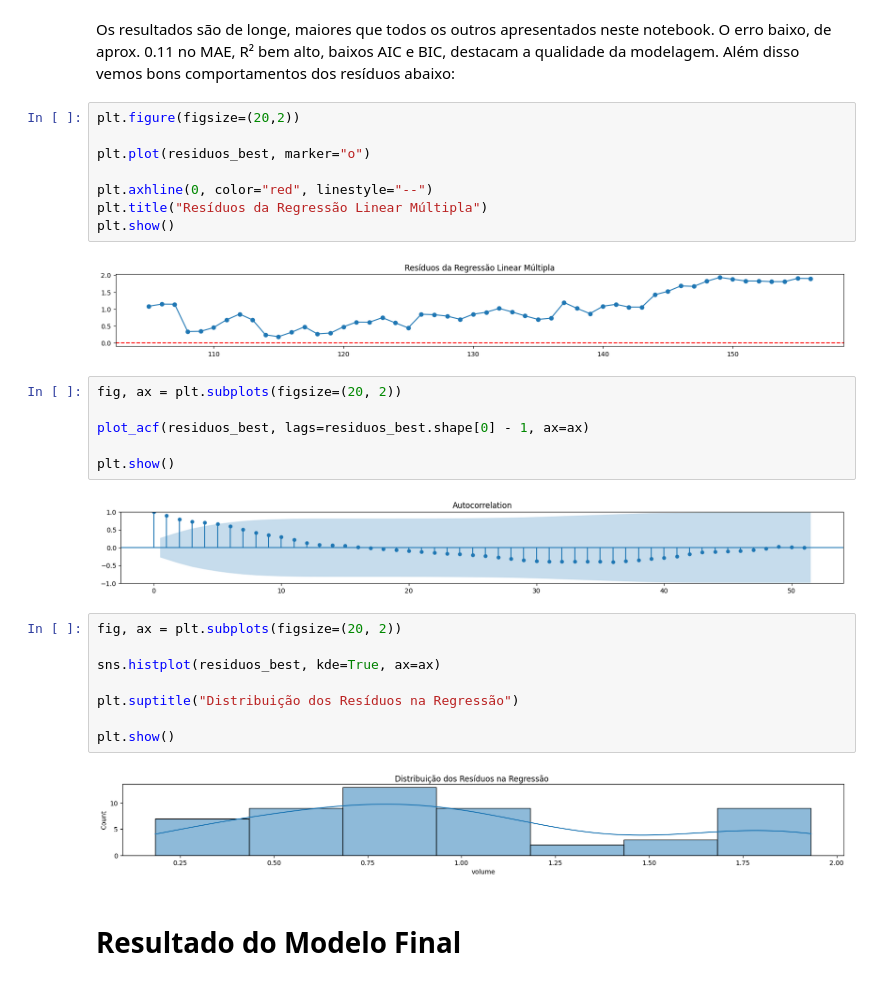
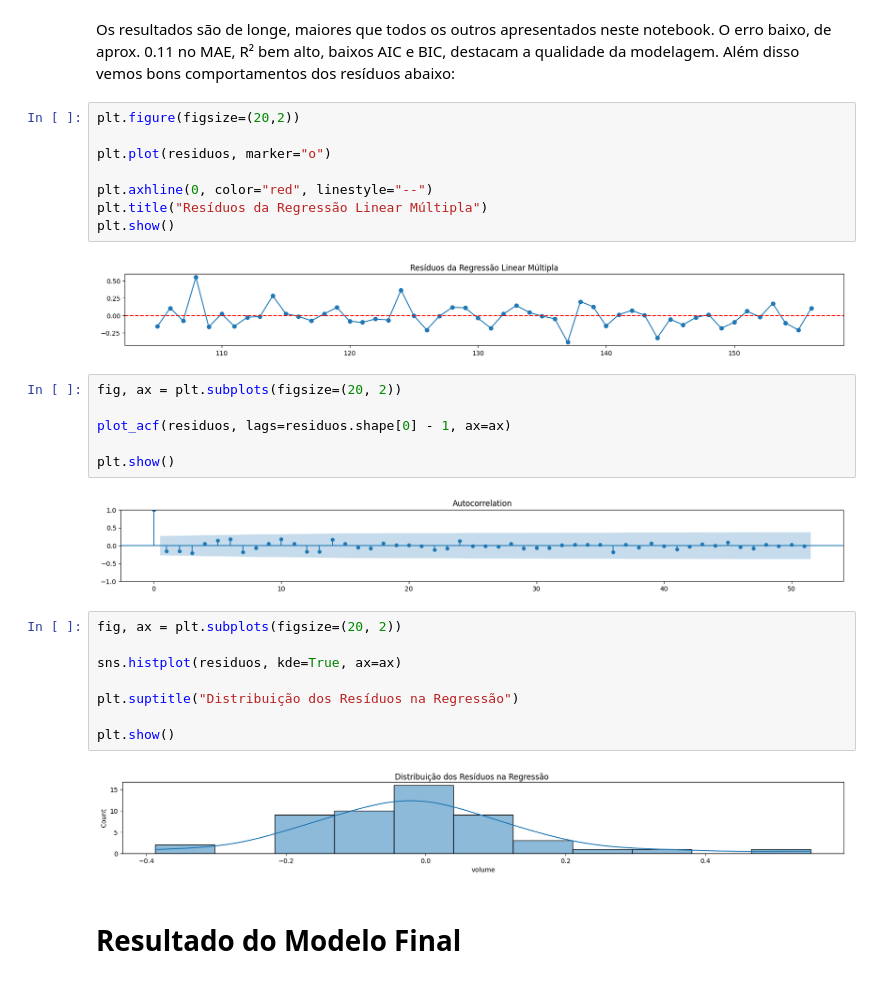
Before and after one commit to GuilhermeCastilho02/Series-Temporais-A2, a Jupyter notebook: trabalho_a2.ipynb, the cells around one changed output. Saved outputs shown, nothing was run; the diff lists cells and outputs as text.

Commit message:
correção nos plots dos residuos da regressão

```diff
--- a/trabalho_a2.ipynb
+++ b/trabalho_a2.ipynb
@@ -1161,31 +1161,31 @@ Além disso vemos bons comportamentos dos resíduos abaixo:
 # %%
 plt.figure(figsize=(20,2))
 
-plt.plot(residuos_best, marker="o")
+plt.plot(residuos, marker="o")
 
 plt.axhline(0, color="red", linestyle="--")
 plt.title("Resíduos da Regressão Linear Múltipla")
 plt.show()
 # %% [output]
-[figure, old version]
+[figure, new version]
 # %%
 fig, ax = plt.subplots(figsize=(20, 2))
 
-plot_acf(residuos_best, lags=residuos_best.shape[0] - 1, ax=ax)
+plot_acf(residuos, lags=residuos.shape[0] - 1, ax=ax)
 
 plt.show()
 # %% [output]
-[figure, old version]
+[figure, new version]
 # %%
 fig, ax = plt.subplots(figsize=(20, 2))
 
-sns.histplot(residuos_best, kde=True, ax=ax)
+sns.histplot(residuos, kde=True, ax=ax)
 
 plt.suptitle("Distribuição dos Resíduos na Regressão")
 
 plt.show()
 # %% [output]
-[figure, old version]
+[figure, new version]
 # %% [markdown]
 # Resultado do Modelo Final
 # %%
```
